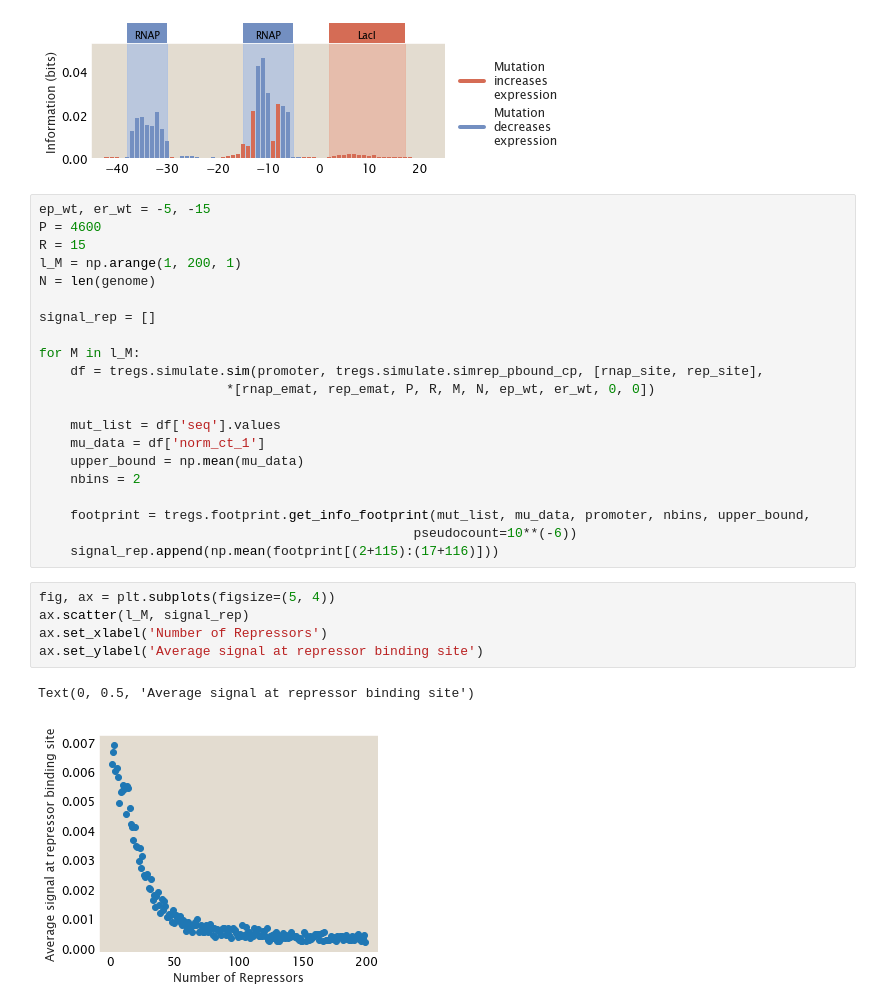
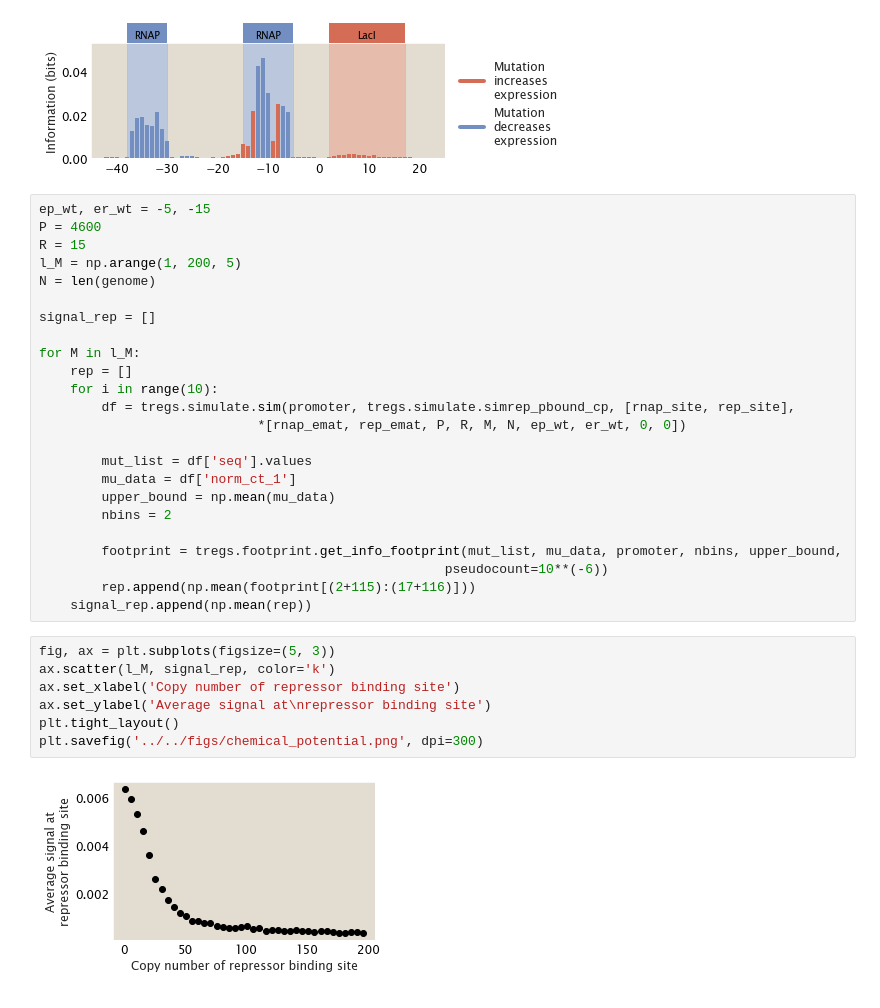
Before and after one commit to RPGroup-PBoC/theoretical_regseq, a Jupyter notebook: notebooks/experimental/plasmid_vs_genome_integration.ipynb, the cells around one changed output. Saved outputs shown, nothing was run; the diff lists cells and outputs as text.

```diff
--- a/notebooks/experimental/plasmid_vs_genome_integration.ipynb
+++ b/notebooks/experimental/plasmid_vs_genome_integration.ipynb
@@ -82,28 +82,32 @@ tregs.footprint.plot_footprint(promoter, df, region_params,
 ep_wt, er_wt = -5, -15
 P = 4600
 R = 15
-l_M = np.arange(1, 200, 1)
+l_M = np.arange(1, 200, 5)
 N = len(genome)
 
 signal_rep = []
 
 for M in l_M:
-    df = tregs.simulate.sim(promoter, tregs.simulate.simrep_pbound_cp, [rnap_site, rep_site],
-                        *[rnap_emat, rep_emat, P, R, M, N, ep_wt, er_wt, 0, 0])
+    rep = []
+    for i in range(10):
+        df = tregs.simulate.sim(promoter, tregs.simulate.simrep_pbound_cp, [rnap_site, rep_site],
+                            *[rnap_emat, rep_emat, P, R, M, N, ep_wt, er_wt, 0, 0])
 
-    mut_list = df['seq'].values
-    mu_data = df['norm_ct_1']
-    upper_bound = np.mean(mu_data)
-    nbins = 2
+        mut_list = df['seq'].values
+        mu_data = df['norm_ct_1']
+        upper_bound = np.mean(mu_data)
+        nbins = 2
 
-    footprint = tregs.footprint.get_info_footprint(mut_list, mu_data, promoter, nbins, upper_bound,
-                                                pseudocount=10**(-6))
-    signal_rep.append(np.mean(footprint[(2+115):(17+116)]))
+        footprint = tregs.footprint.get_info_footprint(mut_list, mu_data, promoter, nbins, upper_bound,
+                                                    pseudocount=10**(-6))
+        rep.append(np.mean(footprint[(2+115):(17+116)]))
+    signal_rep.append(np.mean(rep))
 # %%
-fig, ax = plt.subplots(figsize=(5, 4))
-ax.scatter(l_M, signal_rep)
-ax.set_xlabel('Number of Repressors')
-ax.set_ylabel('Average signal at repressor binding site')
+fig, ax = plt.subplots(figsize=(5, 3))
+ax.scatter(l_M, signal_rep, color='k')
+ax.set_xlabel('Copy number of repressor binding site')
+ax.set_ylabel('Average signal at\nrepressor binding site')
+plt.tight_layout()
+plt.savefig('../../figs/chemical_potential.png', dpi=300)
 # %% [output]
-Text(0, 0.5, 'Average signal at repressor binding site')
-[figure, old version]
+[figure, new version]
```
Also changed, not shown: 7 other files.
